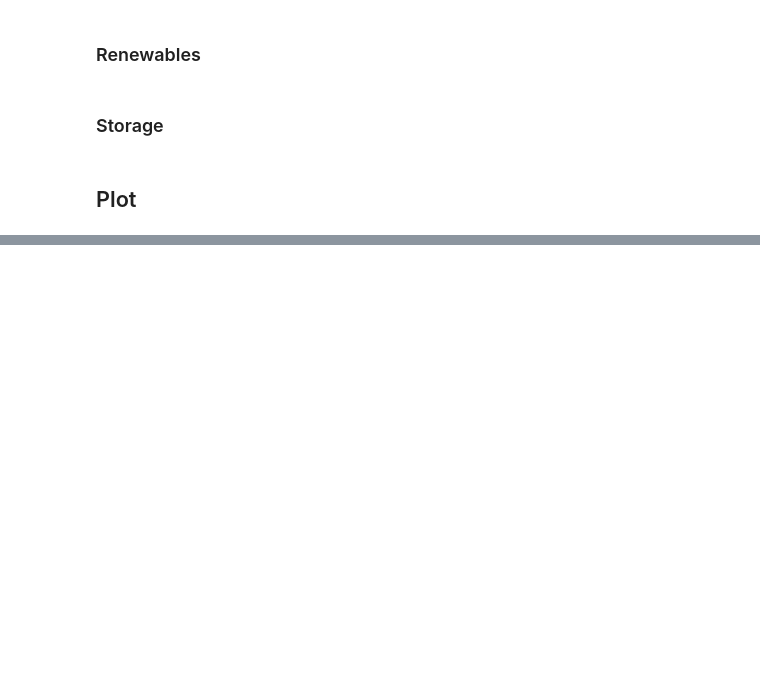
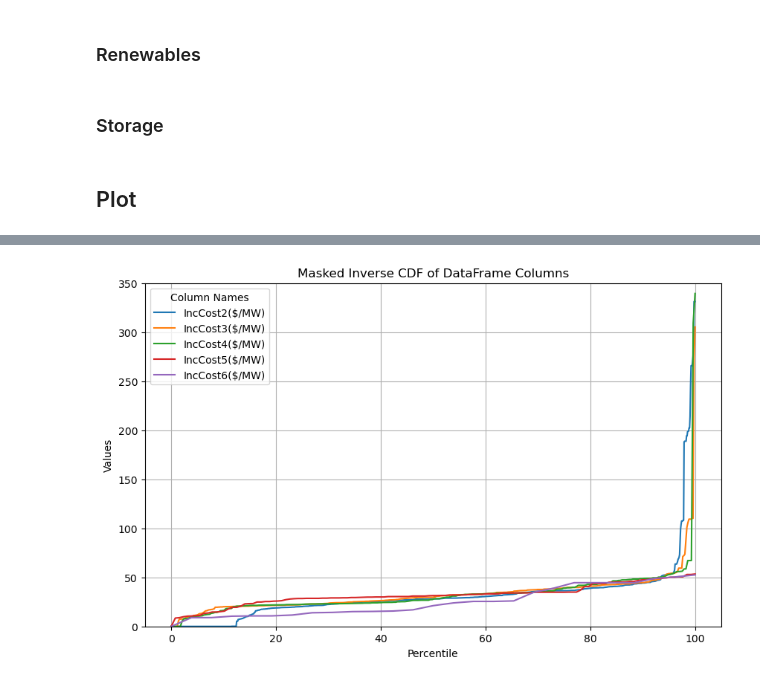
Before and after one commit to niklauskun/STESTS, a Jupyter notebook: Diagnose.ipynb, the cells around one changed output, grey strips where cells are left out. Cells and saved outputs as stored; diff of their text form; code cells hidden in the pictures; blank space fills up the shorter version.

```diff
--- a/Diagnose.ipynb
+++ b/Diagnose.ipynb
@@ -593,0 +657,27 @@ plt.show()
+# %%
+# Function to calculate and plot inverse CDF
+def plot_inverse_cdf(df):
+    plt.figure(figsize=(10, 6))
+    for column in df.columns:
+        # Drop NaN values for plotting
+        data = df[column].dropna()
+        percentiles = np.linspace(0, 100, len(data))
+        plt.plot(percentiles, data, label=column)
+
+    plt.title('Masked Inverse CDF of DataFrame Columns')
+    plt.xlabel('Percentile')
+    plt.ylabel('Values')
+    plt.ylim([0, 350])
+    plt.legend(title='Column Names')
+    plt.grid(True)
+    plt.show()
+
+data = ThermalGen.iloc[:,24:29]
+data_masked = data.where(ThermalGen.iloc[:,4:9].to_numpy() != 0)
+data_masked_sorted = data_masked.apply(lambda col: col.dropna().sort_values().reset_index(drop=True), axis=0)
+
+
+# Calling the plot function
+plot_inverse_cdf(data_masked_sorted)
+# %% [output]
+[figure, added]
```
Also changed, not shown: parts of 9 cells of this notebook, 4 other files.
